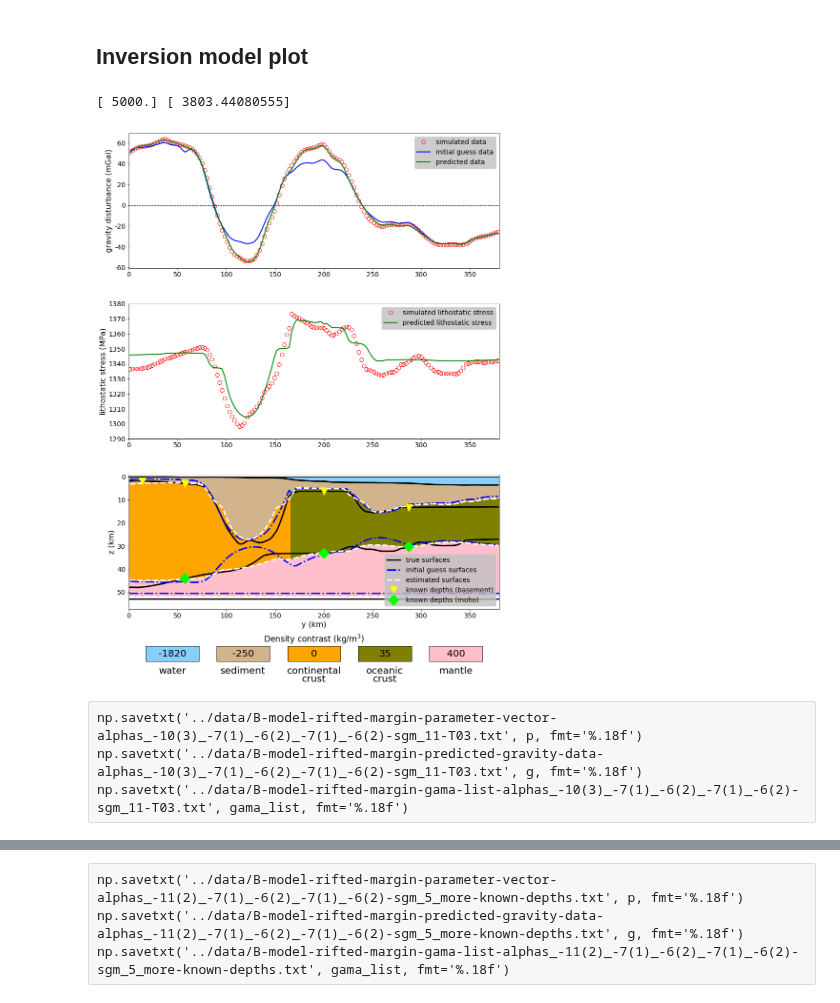
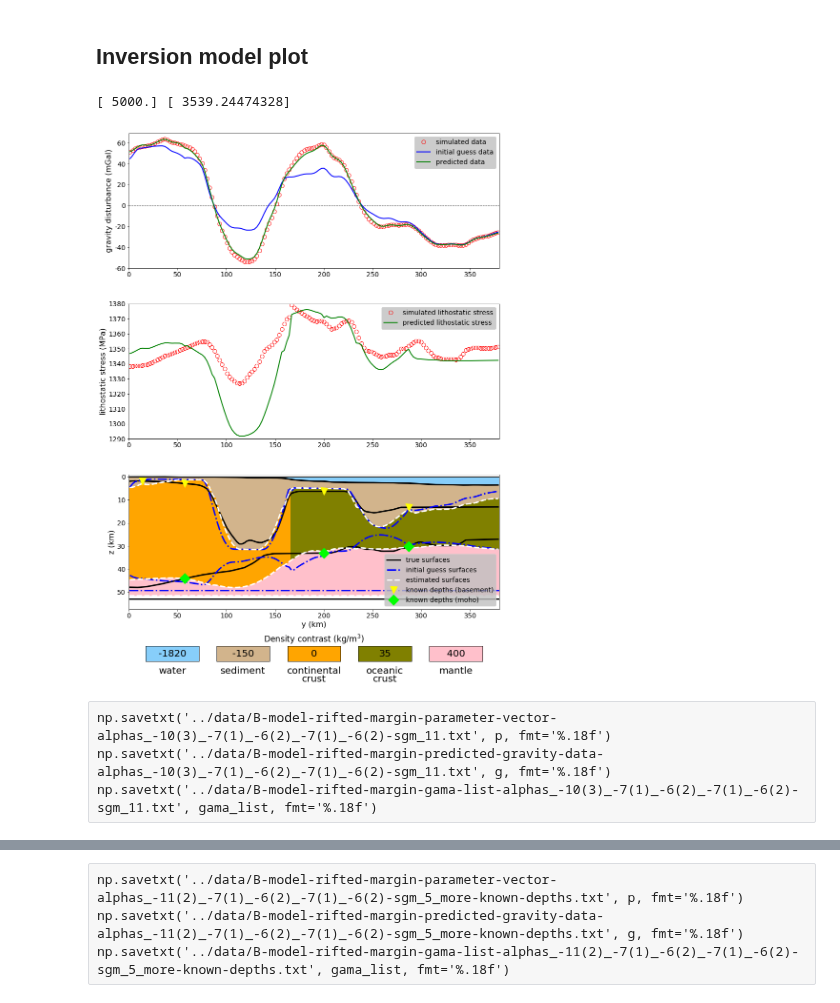
Before and after one commit to pinga-lab/paper-isostatic-grav2D, a Jupyter notebook: code/B-model-rifted-margin-model-(inverse-problem)-(variable-isostatic-constrain).ipynb, the cells around one changed output, grey strips where cells are left out. Cells and saved outputs as stored; diff of their text form; code cells hidden in the pictures.

Commit message:
Adicao de arquivos referentes ao testes T03: erro no valor de densidades do sedimento para mais (B-model).

```diff
--- a/code/B-model-rifted-margin-model-(inverse-problem)-(variable-isostatic-constrain).ipynb
+++ b/code/B-model-rifted-margin-model-(inverse-problem)-(variable-isostatic-constrain).ipynb
@@ -84,8 +84,8 @@ dw = np.array([1030.0])
 dcc = np.array([2850.0])
 doc = np.array([2885.0])
 dm = np.array([3250.0])
-ds0 = np.array([2750.0])
-ds1 = np.array([2750.0])
+ds0 = np.array([2700.0])
+ds1 = np.array([2700.0])
 #dc = dcc
 # coordinate defining the horizontal boundaries of the continent-ocean boundary
 COT = 165000.0
@@ -311,7 +311,7 @@ ini_basement = tw + ts0 + p[0:n]
 ini_moho = S0 - p[n:n+n]
 ini_dS0 = p[n+n]
 # %%
-sgm = 11.0
+sgm = 1.0
 sgm1 = 1.0
 sgm11 = 11.0
 sgm18 = 18.0
@@ -495,7 +512,7 @@ moho = S0 - p[n:n+n]
 # %%
 print ptrue[n+n], p[n+n]
 # %% [output]
-[ 5000.] [ 3803.44080555]
+[ 5000.] [ 3539.24474328]
 # %%
 polygons_water = []
 for (yi, twi) in zip(yc, tw):
@@ -650,7 +667,8 @@ ax4.axis('off')
 layers_list1 = ['water', 'sediment', 'continental', 'oceanic', 'mantle']
 layers_list2 = ['', '', 'crust', 'crust', '']
 colors_list = ['lightskyblue', 'tan', 'orange', 'olive', 'pink']
-density_list = ['-1820', '-250', '0', '35', '400'] #original
+#density_list = ['-1820', '-250', '0', '35', '400'] #original
+density_list = ['-1820', '-150', '0', '35', '400'] #original
 #density_list = ['1030', '2600', '2850', '2885', '3250']
 ncols = len(colors_list)
 nrows = 1
@@ -659,36 +677,36 @@ w = X / (ncols + 1)
 
 i=ncols-1
 for color, density, layers1, layers2 in zip(colors_list, density_list, layers_list1, layers_list2):
     col = i // nrows
     row = i % nrows
     x = X - (col*w) - w
 
     yi_line = Y
     yf_line = Y - Y*0.15
     yi_text1 = Y - Y*0.2
     yi_text2 = Y - Y*0.28
     yi_text3 = Y - Y*0.08
 
     i-=1
     poly = Polygon(np.array([[x, x+w*0.75, x+w*0.75, x], [yi_line, yi_line, yf_line, yf_line]]).T)
     tmpx = [x for x in poly.x]
     tmpx.append(poly.x[0])
     tmpy = [y for y in poly.y]
     tmpy.append(poly.y[0])
     ax4.plot(tmpx, tmpy, linestyle='-', color='k', linewidth=1)
     ax4.fill(tmpx, tmpy, color=color)
     ax4.text(x+w*0.375, yi_text1, layers1, fontsize=(w*0.14), horizontalalignment='center', verticalalignment='top')
     ax4.text(x+w*0.375, yi_text2, layers2, fontsize=(w*0.14), horizontalalignment='center', verticalalignment='top')
     ax4.text(x+w*0.375, yi_text3, density, color = 'k', fontsize=(w*0.14), horizontalalignment='center', verticalalignment='center')
 
 plt.tight_layout()
-#mpl.savefig('../manuscript/figures/B-model-rifted-margin-grafics-estimated-model-alphas_3_1_2_1_2-sgm_11-T03.png', dpi='figure', bbox_inches='tight')
+#mpl.savefig('../manuscript/figures/B-model-rifted-margin-grafics-estimated-model-alphas_3_1_2_1_2-sgm_1-T03.png', dpi='figure', bbox_inches='tight')
 #mpl.savefig('../manuscript/figures/B-model-rifted-margin-grafics-estimated-model-alphas_2_1_2_1_2-sgm_5_more-known-depths.png', dpi='figure', bbox_inches='tight')
 
 plt.show()
 # %% [output]
-[figure, old version]
+[figure, new version]
 # %% [raw]
-np.savetxt('../data/B-model-rifted-margin-parameter-vector-alphas_-10(3)_-7(1)_-6(2)_-7(1)_-6(2)-sgm_11-T03.txt', p, fmt='%.18f')
-np.savetxt('../data/B-model-rifted-margin-predicted-gravity-data-alphas_-10(3)_-7(1)_-6(2)_-7(1)_-6(2)-sgm_11-T03.txt', g, fmt='%.18f')
-np.savetxt('../data/B-model-rifted-margin-gama-list-alphas_-10(3)_-7(1)_-6(2)_-7(1)_-6(2)-sgm_11-T03.txt', gama_list, fmt='%.18f')
+np.savetxt('../data/B-model-rifted-margin-parameter-vector-alphas_-10(3)_-7(1)_-6(2)_-7(1)_-6(2)-sgm_11.txt', p, fmt='%.18f')
+np.savetxt('../data/B-model-rifted-margin-predicted-gravity-data-alphas_-10(3)_-7(1)_-6(2)_-7(1)_-6(2)-sgm_11.txt', g, fmt='%.18f')
+np.savetxt('../data/B-model-rifted-margin-gama-list-alphas_-10(3)_-7(1)_-6(2)_-7(1)_-6(2)-sgm_11.txt', gama_list, fmt='%.18f')
```
Also changed, not shown: parts of 7 cells of this notebook, 13 other files.
